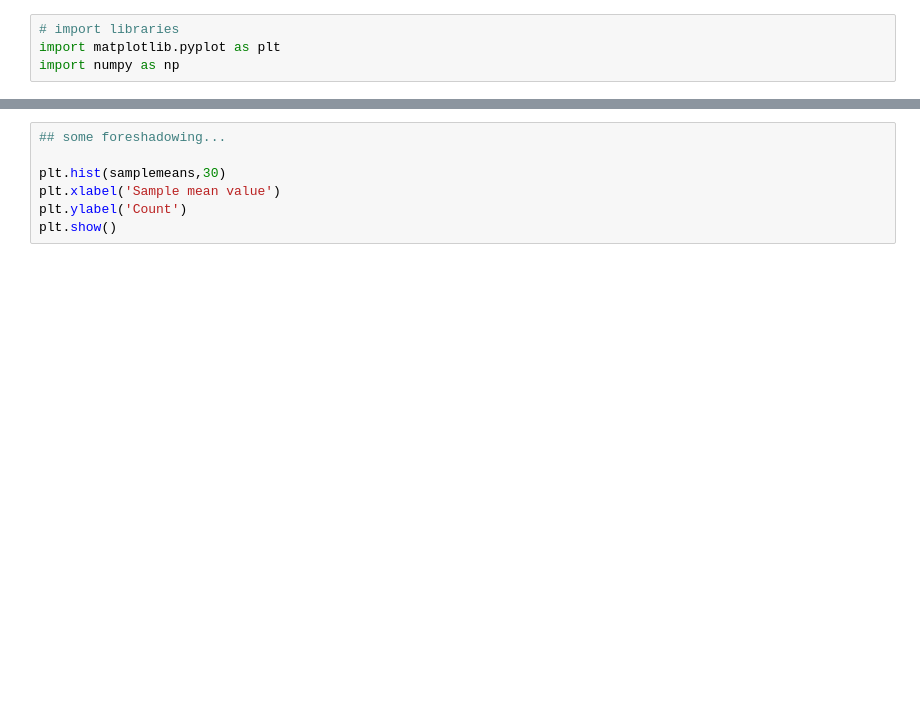
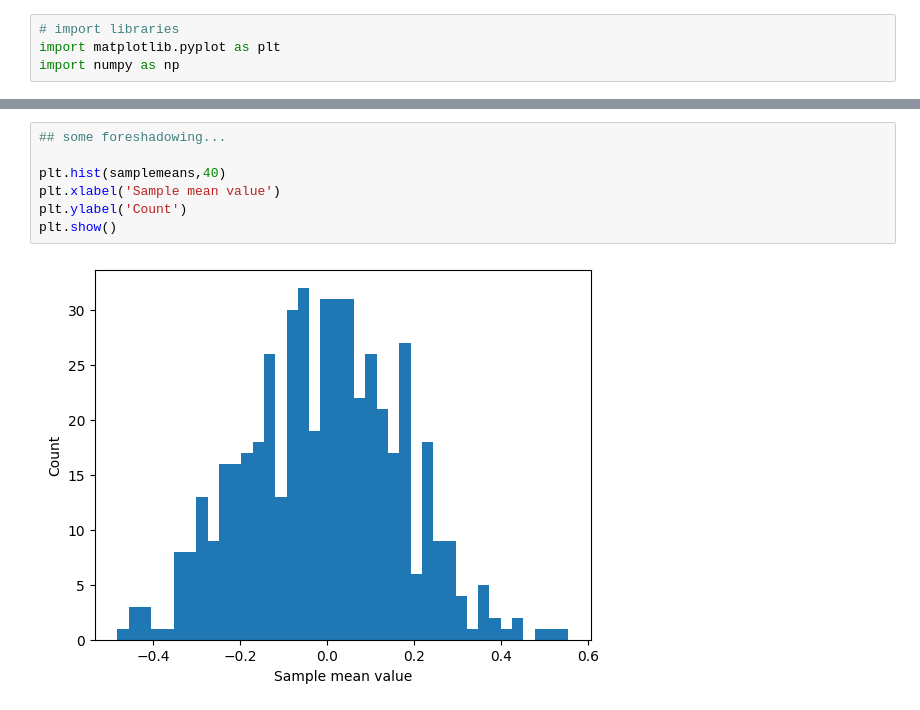
Before and after one commit to SiracencoSerghei/Statistics_and_ML, a Jupyter notebook: 2.4_probability_theory/stats_probtheory_LawLargeNumbers.ipynb, the cells around one changed output, grey strips where cells are left out. Drawn from its saved outputs; the diff is of its cells as text; blank space fills up the shorter version.

```diff
--- a/2.4_probability_theory/stats_probtheory_LawLargeNumbers.ipynb
+++ b/2.4_probability_theory/stats_probtheory_LawLargeNumbers.ipynb
@@ -90,7 +139,9 @@ plt.show()
 # %%
 ## some foreshadowing...
 
-plt.hist(samplemeans,30)
+plt.hist(samplemeans,40)
 plt.xlabel('Sample mean value')
 plt.ylabel('Count')
 plt.show()
+# %% [output]
+[figure, added]
```
Also changed, not shown: parts of 7 cells of this notebook.
